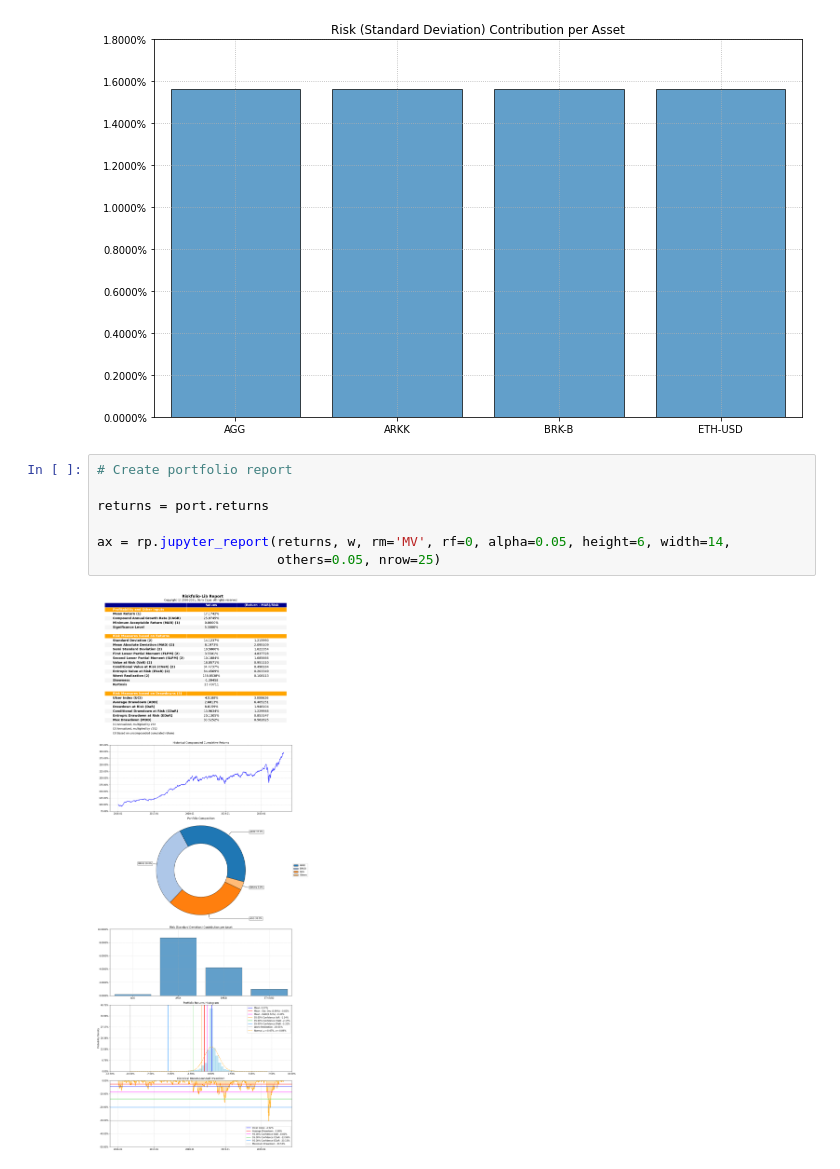
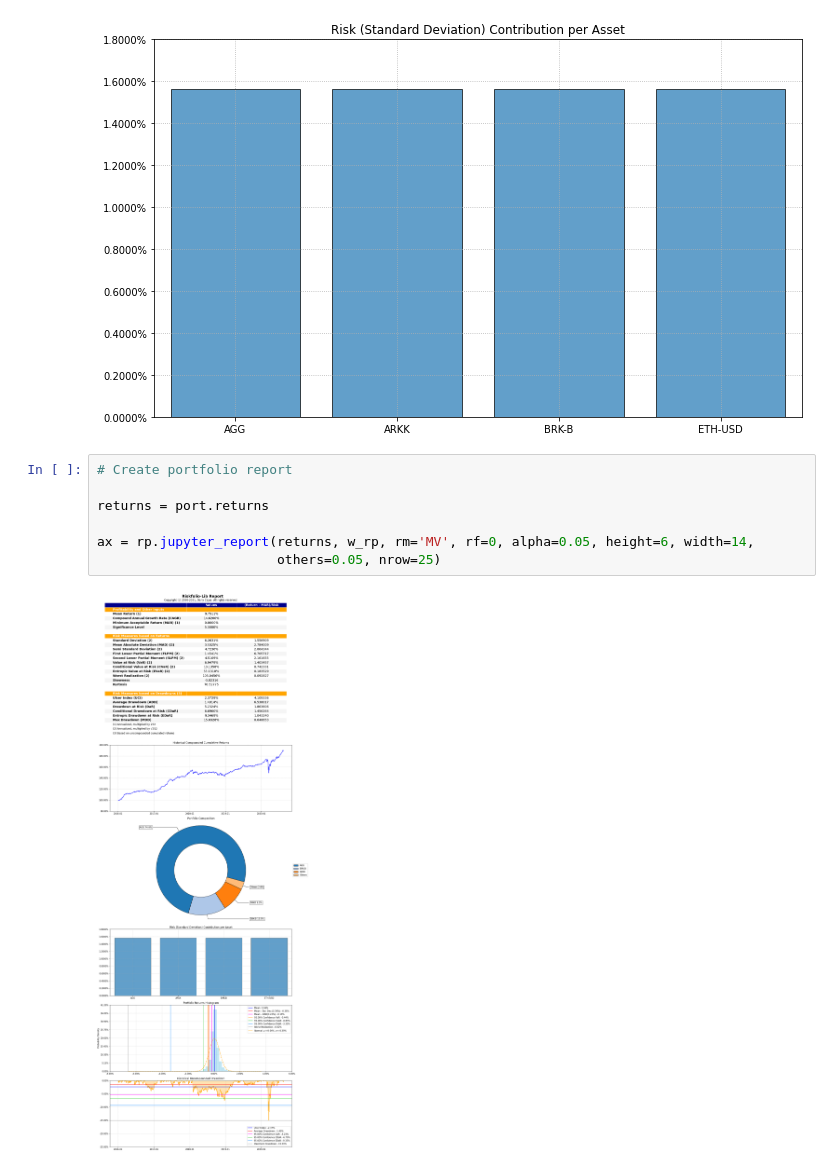
Before and after one commit to dbogatic/portfolio_optimization, a Jupyter notebook: risk_parity.ipynb, the cells around one changed output. Drawn from its saved outputs; the diff is of its cells as text.

Commit message:
modified risk-parity report

```diff
--- a/risk_parity.ipynb
+++ b/risk_parity.ipynb
@@ -143,9 +143,9 @@ ax = plf.plot_risk_con(w_rp, cov=port.cov, returns=port.returns, rm=rm, rf=0, al
 # %%
 # Create portfolio report
 
 returns = port.returns
 
-ax = rp.jupyter_report(returns, w, rm='MV', rf=0, alpha=0.05, height=6, width=14,
+ax = rp.jupyter_report(returns, w_rp, rm='MV', rf=0, alpha=0.05, height=6, width=14,
                        others=0.05, nrow=25)
 # %% [output]
-[figure, old version]
+[figure, new version]
```
